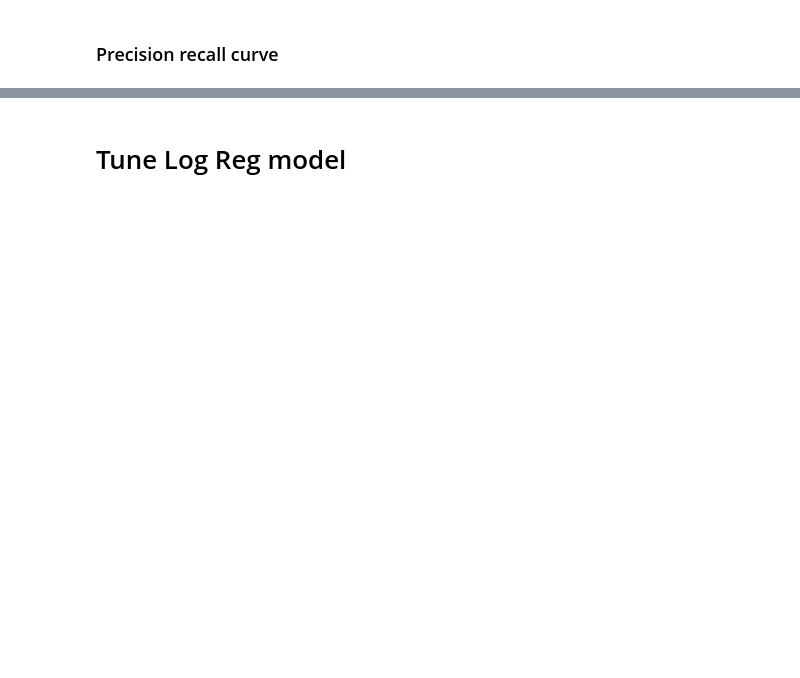
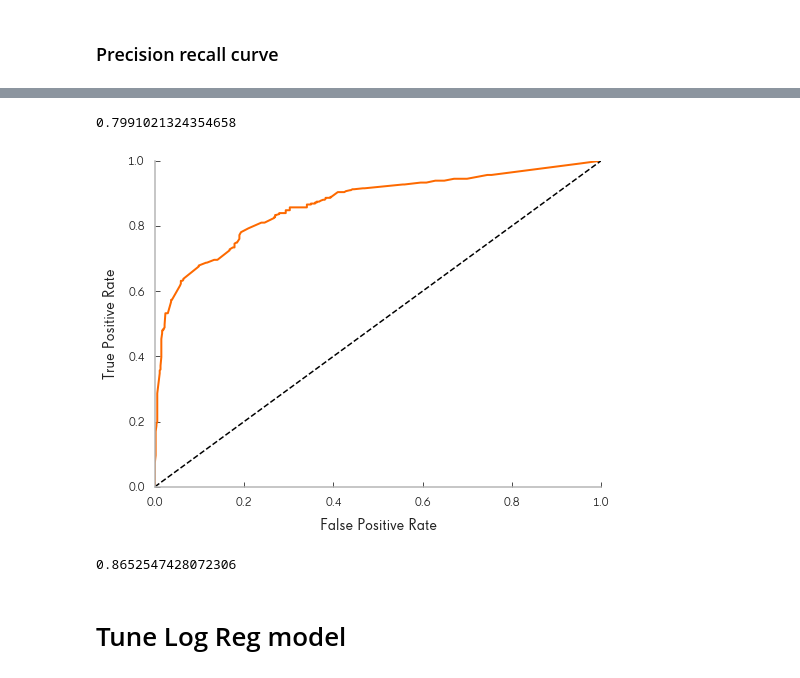
Before and after one commit to caheredia/titanic_predict, a Jupyter notebook: 0.2-streamline_analysis.ipynb, the cells around one changed output, grey strips where cells are left out. Cells and saved outputs as stored; diff of their text form; code cells hidden in the pictures; blank space fills up the shorter version.

```diff
--- a/0.2-streamline_analysis.ipynb
+++ b/0.2-streamline_analysis.ipynb
@@ -238,0 +328,23 @@ roc_auc_score(y_train, y_scores)
+# %%
+import scipy.stats as st
+
+one_to_left = st.beta(10, 1)
+from_zero_positive = st.expon(0, 50)
+
+params = {
+    "n_estimators": randint(low=1, high=500),
+     'max_features': randint(low=1, high=10),
+    "max_depth": st.randint(3, 40),
+    "learning_rate": st.uniform(0.05, 0.4),
+    "colsample_bytree": one_to_left,
+    "subsample": one_to_left,
+    "gamma": st.uniform(0, 10),
+    'reg_alpha': from_zero_positive,
+    "min_child_weight": from_zero_positive,
+}
+
+xgb_clf = XGBClassifier(nthreads=-1)
+# %%
+rs = RandomizedSearchCV(xgb_clf, params, n_iter=10, cv=5, scoring='neg_mean_squared_error', random_state=42)
+rs.fit(X_train, y_train)
+rs.best_estimator_
@@ -239,3 +360,20 @@ roc_auc_score(y_train, y_scores)
+# %%
+xgb = rs.best_estimator_
+xgb.score(X_train, y_train)
+# %% [output]
+0.7991021324354658
+# %%
+y_probas=xgb.predict_proba(X_train)
+y_scores = y_probas[:, 1] # score = proba of positive class
+# %%
+fpr, tpr, thresholds = roc_curve(y_train, y_scores)
+plt.figure(figsize=(8, 6))
+plot_roc_curve(fpr, tpr)
+plt.show()
+roc_auc_score(y_train,y_scores)
+# %% [output]
+[figure, added]
+0.8652547428072306
 # %% [markdown]
 # Tune Log Reg model
 # %%
```
Also changed, not shown: parts of 26 cells of this notebook, 1 other file.
